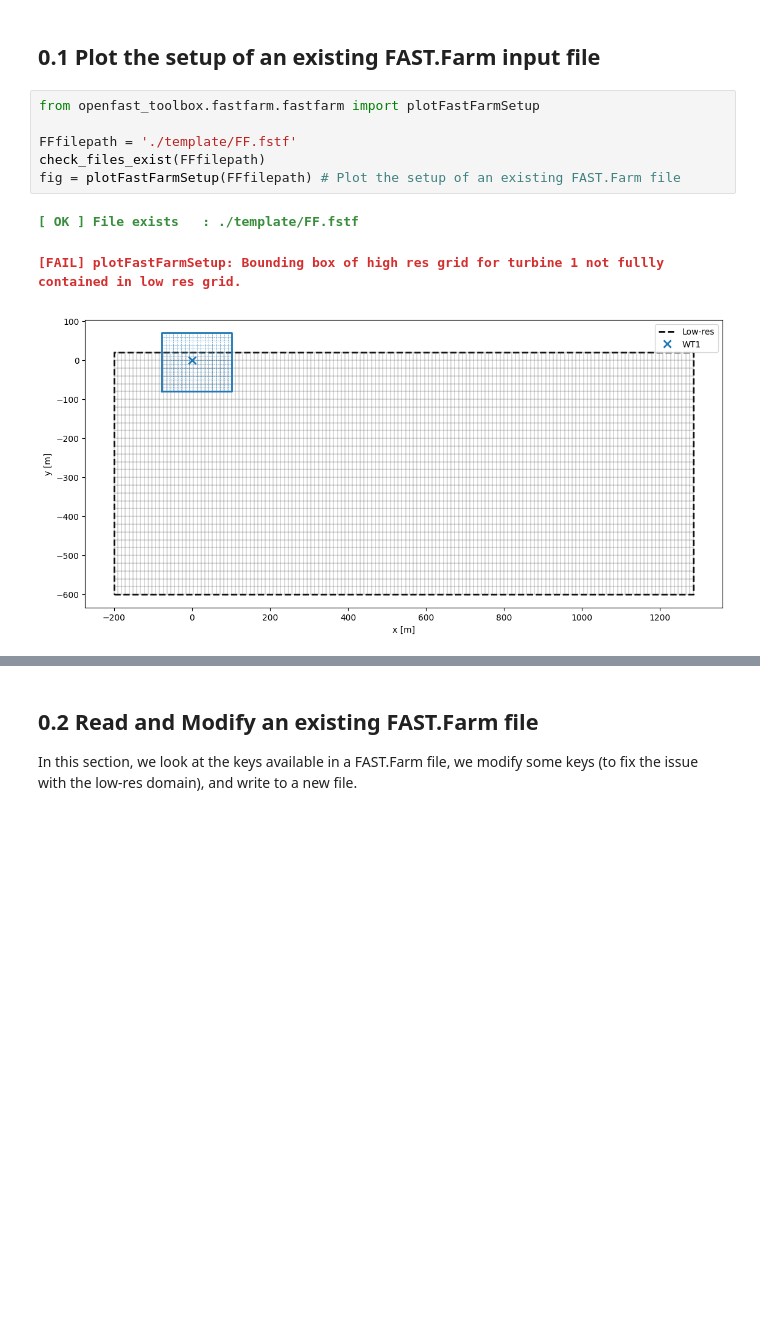
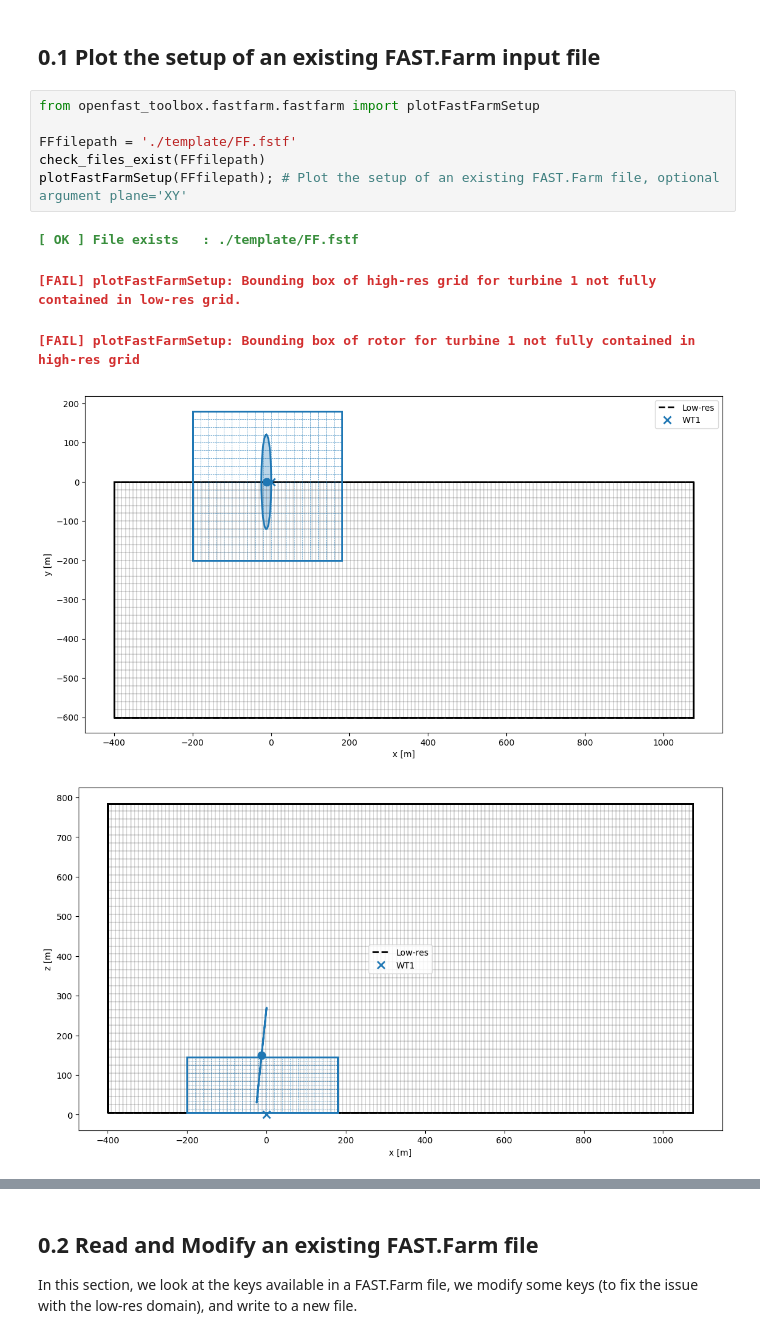
Before and after one commit to ebranlard/tmp-ff-workshop, a Jupyter notebook: examples_walkthrough_Emmanuel.ipynb, the cells around one changed output, grey strips where cells are left out. Drawn from its saved outputs; the diff is of its cells as text; blank space fills up the shorter version.

```diff
--- a/examples_walkthrough_Emmanuel.ipynb
+++ b/examples_walkthrough_Emmanuel.ipynb
@@ -52,10 +117,12 @@ In this example, we illustrate how an existing FAST.Farm input file can be plott
 # %%
 from openfast_toolbox.fastfarm.fastfarm import plotFastFarmSetup
 
 FFfilepath = './template/FF.fstf'
 check_files_exist(FFfilepath)
-fig = plotFastFarmSetup(FFfilepath) # Plot the setup of an existing FAST.Farm file
+plotFastFarmSetup(FFfilepath); # Plot the setup of an existing FAST.Farm file, optional argument plane='XY'
 # %% [output]
 [ OK ] File exists : ./template/FF.fstf
-[FAIL] plotFastFarmSetup: Bounding box of high res grid for turbine 1 not fullly contained in low res grid.
+[FAIL] plotFastFarmSetup: Bounding box of high-res grid for turbine 1 not fully contained in low-res grid.
+[FAIL] plotFastFarmSetup: Bounding box of rotor for turbine 1 not fully contained in high-res grid
-[figure, old version]
+[figure, new version]
+[figure, added]
```
Also changed, not shown: parts of 75 cells of this notebook, 22 other files.
